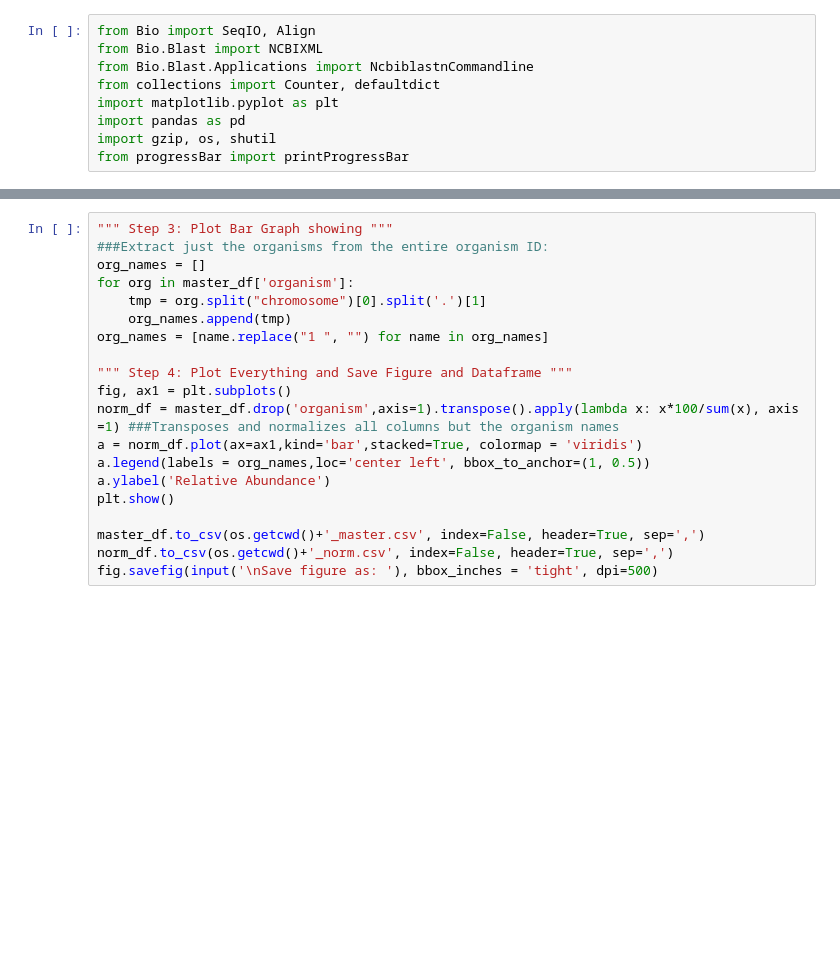
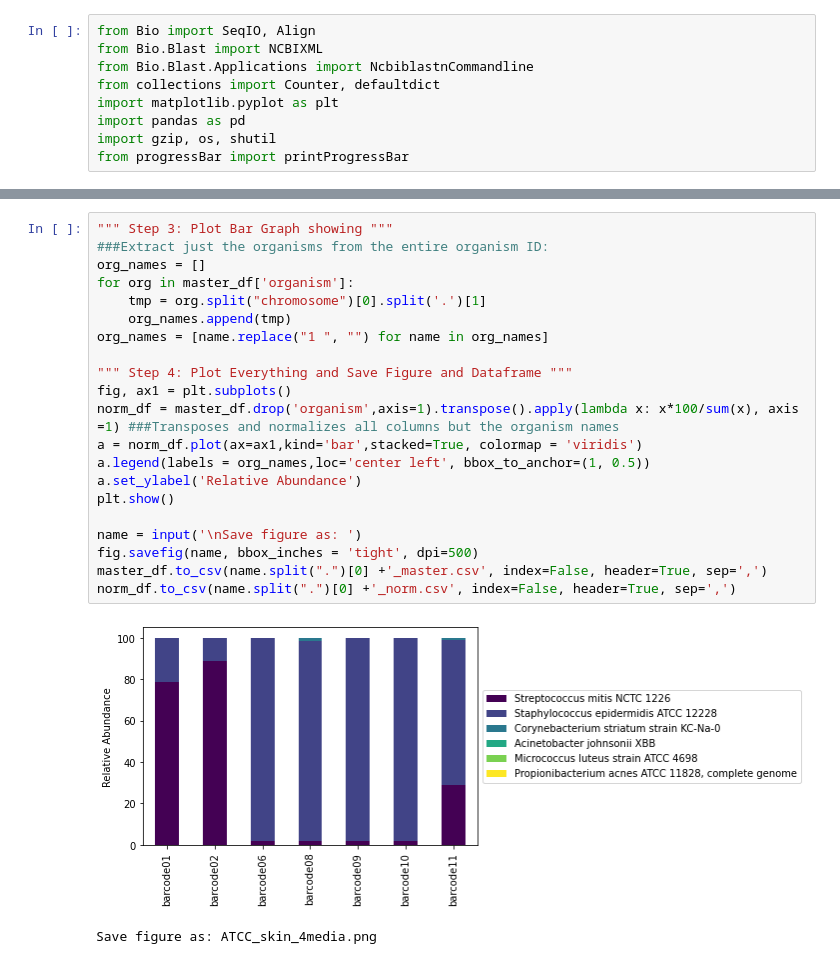
Before and after one commit to ddooley2/coding, a Jupyter notebook: data_analysis/long_read_mapping/wimp.ipynb, the cells around one changed output, grey strips where cells are left out. Drawn from its saved outputs; the diff is of its cells as text; blank space fills up the shorter version.

```diff
--- a/data_analysis/long_read_mapping/wimp.ipynb
+++ b/data_analysis/long_read_mapping/wimp.ipynb
@@ -117,20 +117,24 @@ Progress: |█████████-----------------------------------------|
 # %%
 """ Step 3: Plot Bar Graph showing """
 ###Extract just the organisms from the entire organism ID:
 org_names = []
 for org in master_df['organism']:
     tmp = org.split("chromosome")[0].split('.')[1]
     org_names.append(tmp)
 org_names = [name.replace("1 ", "") for name in org_names]
 
 """ Step 4: Plot Everything and Save Figure and Dataframe """
 fig, ax1 = plt.subplots()
 norm_df = master_df.drop('organism',axis=1).transpose().apply(lambda x: x*100/sum(x), axis =1) ###Transposes and normalizes all columns but the organism names
 a = norm_df.plot(ax=ax1,kind='bar',stacked=True, colormap = 'viridis')
 a.legend(labels = org_names,loc='center left', bbox_to_anchor=(1, 0.5))
-a.ylabel('Relative Abundance')
+a.set_ylabel('Relative Abundance')
 plt.show()
 
-master_df.to_csv(os.getcwd()+'_master.csv', index=False, header=True, sep=',')
-norm_df.to_csv(os.getcwd()+'_norm.csv', index=False, header=True, sep=',')
-fig.savefig(input('\nSave figure as: '), bbox_inches = 'tight', dpi=500)
+name = input('\nSave figure as: ')
+fig.savefig(name, bbox_inches = 'tight', dpi=500)
+master_df.to_csv(name.split(".")[0] +'_master.csv', index=False, header=True, sep=',')
+norm_df.to_csv(name.split(".")[0] +'_norm.csv', index=False, header=True, sep=',')
+# %% [output]
+[figure, added]
+Save figure as: ATCC_skin_4media.png
```
Also changed, not shown: parts of 1 cell of this notebook, 5 other files.
